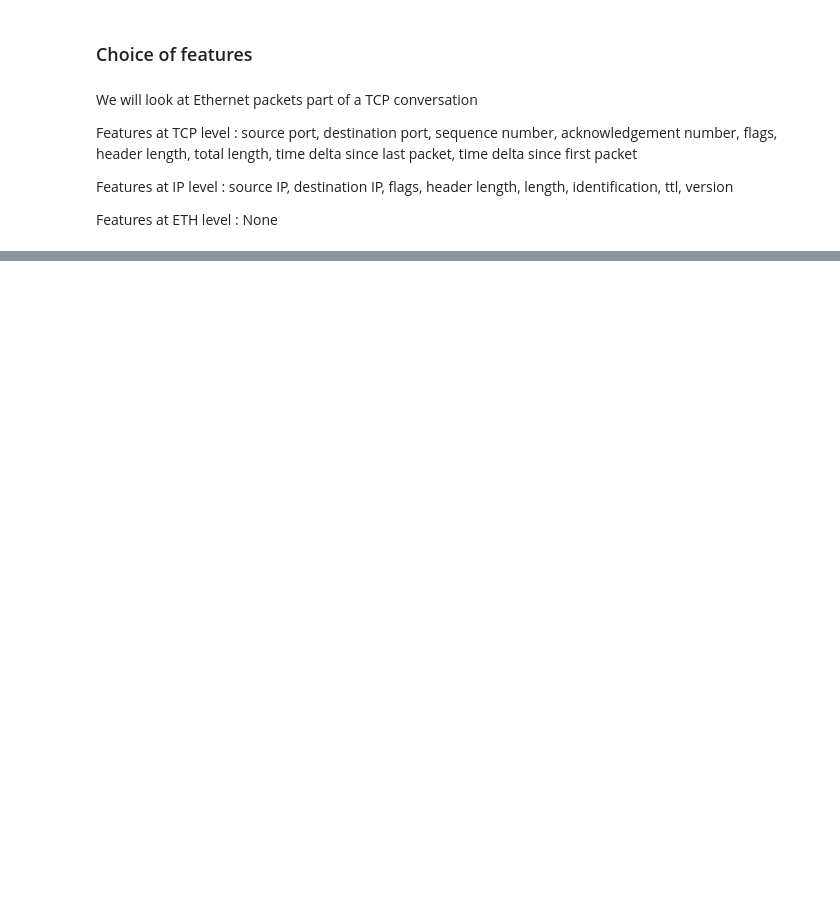
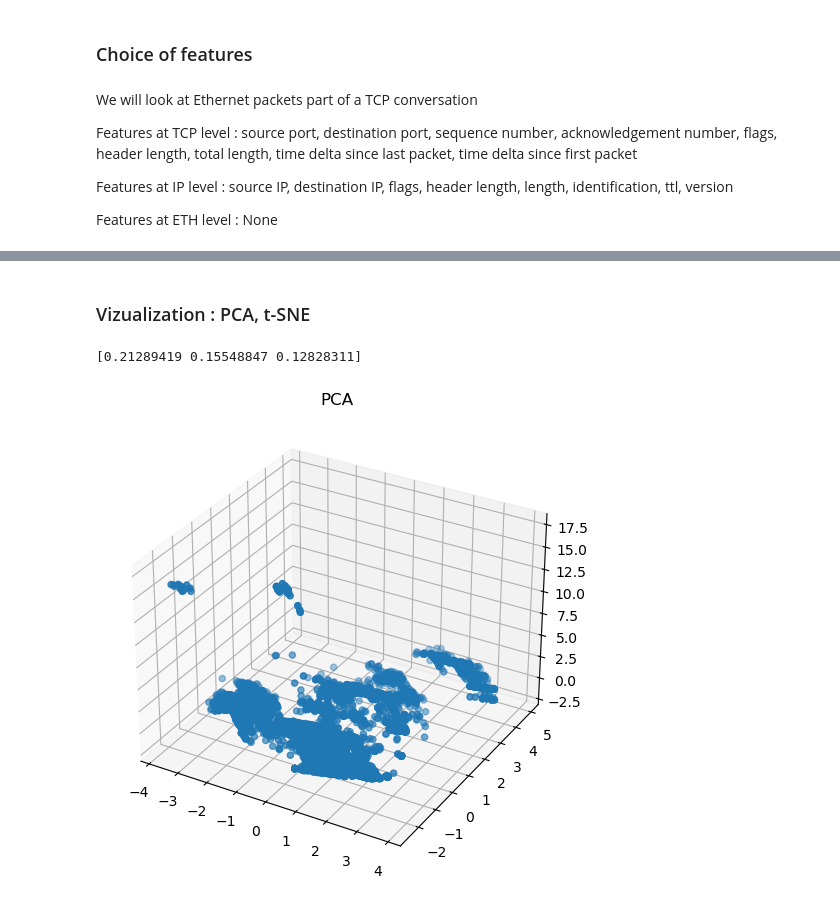
Before and after one commit to BenjaminDeporte/Cyber, a Jupyter notebook: code/unsupervised_learning.ipynb, the cells around one changed output, grey strips where cells are left out. Cells and saved outputs as stored; diff of their text form; code cells hidden in the pictures; blank space fills up the shorter version.

```diff
--- a/code/unsupervised_learning.ipynb
+++ b/code/unsupervised_learning.ipynb
@@ -77,4 +83,4 @@ Features at IP level : source IP, destination IP, flags, header length, length,
 
 Features at ETH level : None
 # %%
-df = cbl.GetTCPDataframeFromFileCapture(filecapture=capture).dataframe
+df_raw = cbl.GetTCPDataframeFromFileCapture(filecapture=capture).dataframe
@@ -100,0 +139,9 @@ memory usage: 18.3 KB
+# %%
+# the rest of the preprocessing with a scikit learn pipeline
+
+pipe = Pipeline(
+    [ ('normalize', StandardScaler() )]
+)
+# %%
+X = df.to_numpy()
+X_norm = pipe.fit_transform(X)
@@ -100,0 +164,36 @@ memory usage: 18.3 KB
+# %%
+def viz3d(X_embedding, titre='visu 3D'):
+    """Utility function to plot a 3D picture
+
+    Args:
+        X_embedding (_type_): _description_
+    """
+    fig = plt.figure(figsize=(6,6))
+    ax = plt.axes(projection='3d')
+
+    xs = X_embedding[:,0]
+    ys = X_embedding[:,1]
+    zs = X_embedding[:,2]
+
+    ax.scatter3D(xs, ys, zs)
+    ax.set_title(titre)
+
+    plt.show()
+
+    return fig, ax
+# %% [markdown]
+### Vizualization : PCA, t-SNE
+# %%
+pca = PCA(
+    n_components = 3
+)
+
+X_new = pca.fit_transform(X_norm)
+
+print(pca.explained_variance_ratio_)
+
+viz3d(X_new, 'PCA')
+plt.show()
+# %% [output]
+[0.21289419 0.15548847 0.12828311]
+[figure, added]
```
Also changed, not shown: parts of 14 cells of this notebook, 3 other files.
